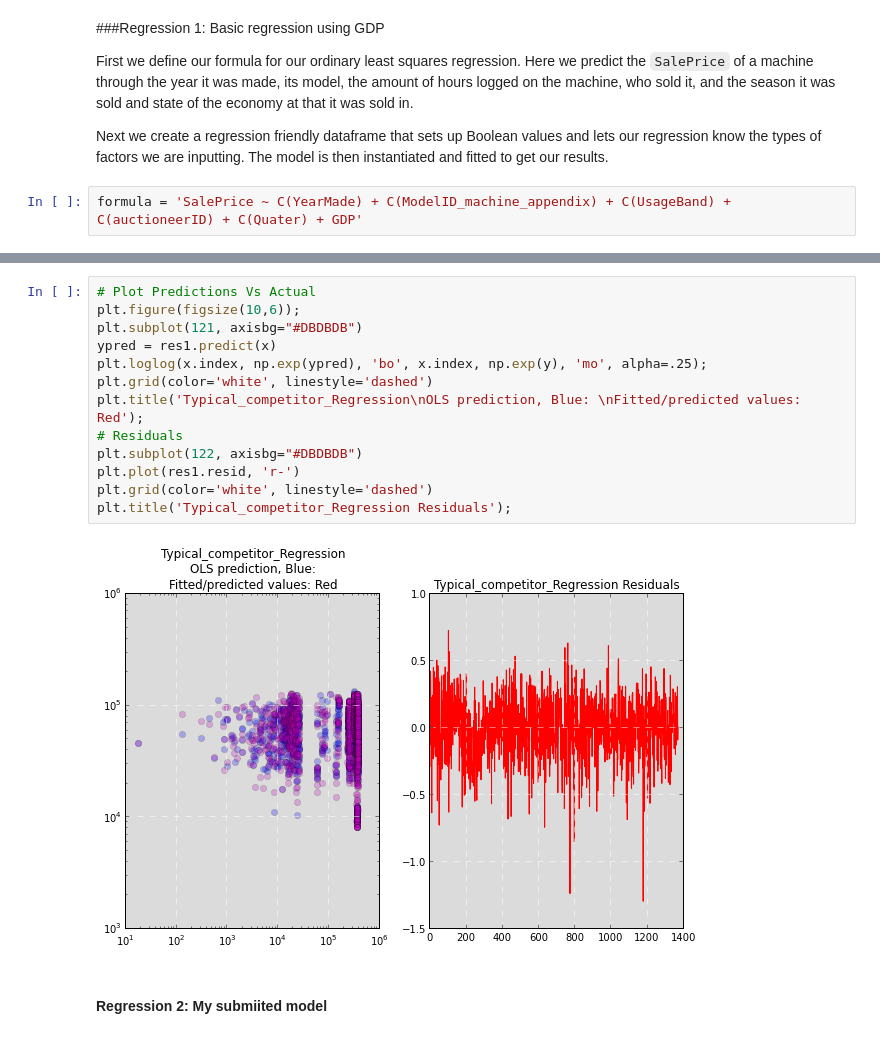
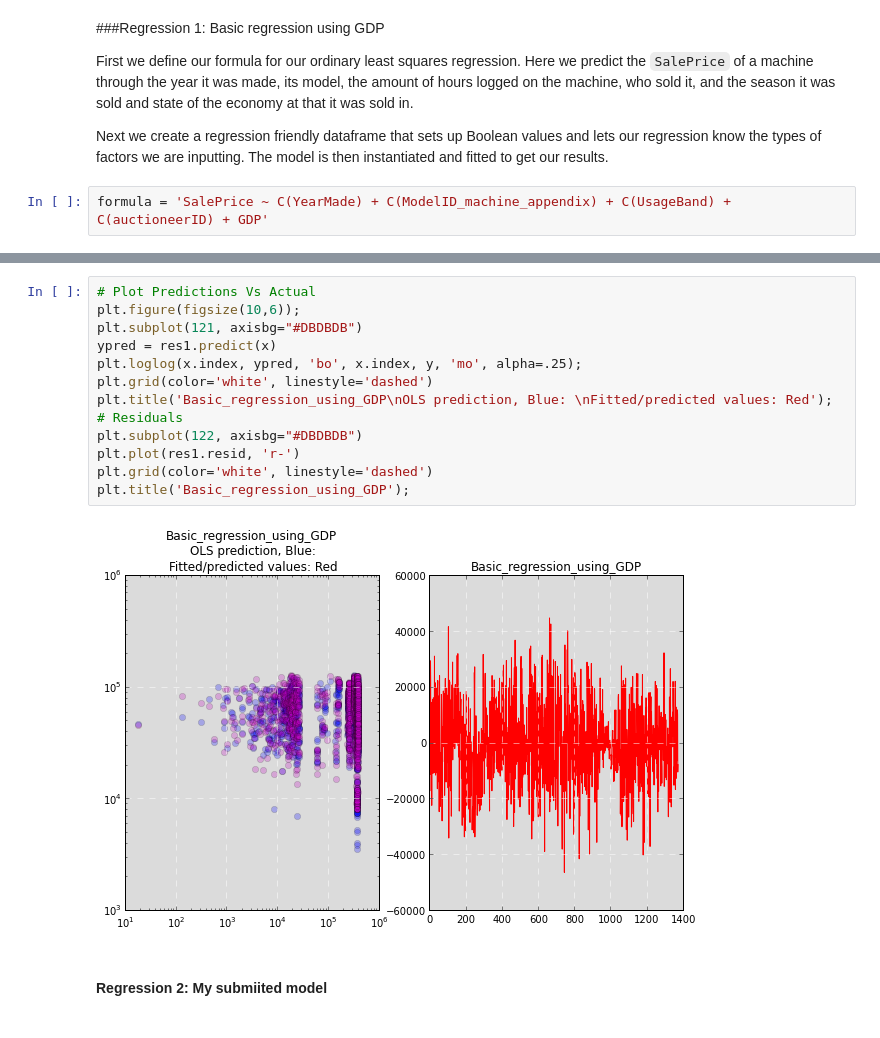
Before and after one commit to agconti/BlueBook, a Jupyter notebook: BlueBook.ipynb, the cells around one changed output, grey strips where cells are left out. Cells and saved outputs as stored; diff of their text form.

```diff
--- a/BlueBook.ipynb
+++ b/BlueBook.ipynb
@@ -208,7 +208,7 @@ First we define our formula for our ordinary least squares regression. Here we p
 
 Next we create a regression friendly dataframe that sets up Boolean values and lets our regression know the types of factors we are inputting. The model is then instantiated and fitted to get our results.
 # %%
-formula = 'SalePrice ~ C(YearMade) + C(ModelID_machine_appendix) + C(UsageBand) + C(auctioneerID) + C(Quater) + GDP'
+formula = 'SalePrice ~ C(YearMade) + C(ModelID_machine_appendix) + C(UsageBand) + C(auctioneerID) + GDP'
 # %%
 y, x = dmatrices(formula, data=df, return_type='dataframe')# Prepare dataframe for regression
 mod = sm.OLS(y, x)   # Describe model, so it can be fitted mod = sm.GLM(y, x, family=sm.families.Gamma())
@@ -248,18 +248,18 @@ OLS Regression Results
 # %%
 # Plot Predictions Vs Actual
 plt.figure(figsize(10,6));
 plt.subplot(121, axisbg="#DBDBDB")
 ypred = res1.predict(x)
-plt.loglog(x.index, np.exp(ypred), 'bo', x.index, np.exp(y), 'mo', alpha=.25);
+plt.loglog(x.index, ypred, 'bo', x.index, y, 'mo', alpha=.25);
 plt.grid(color='white', linestyle='dashed')
-plt.title('Typical_competitor_Regression\nOLS prediction, Blue: \nFitted/predicted values: Red');
+plt.title('Basic_regression_using_GDP\nOLS prediction, Blue: \nFitted/predicted values: Red');
 # Residuals
 plt.subplot(122, axisbg="#DBDBDB")
 plt.plot(res1.resid, 'r-')
 plt.grid(color='white', linestyle='dashed')
-plt.title('Typical_competitor_Regression Residuals');
+plt.title('Basic_regression_using_GDP');
 # %% [output]
-[figure, old version]
+[figure, new version]
 # %% [markdown]
 #### Regression 2: My submiited model
 # %% [markdown]
```
Also changed, not shown: parts of 10 cells of this notebook.
